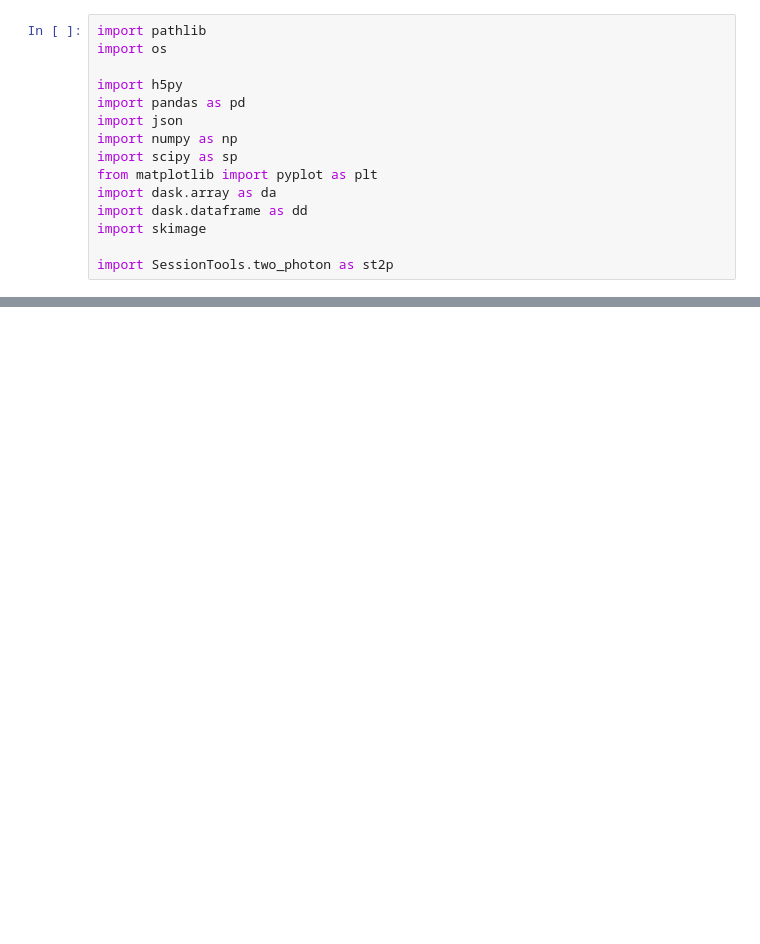
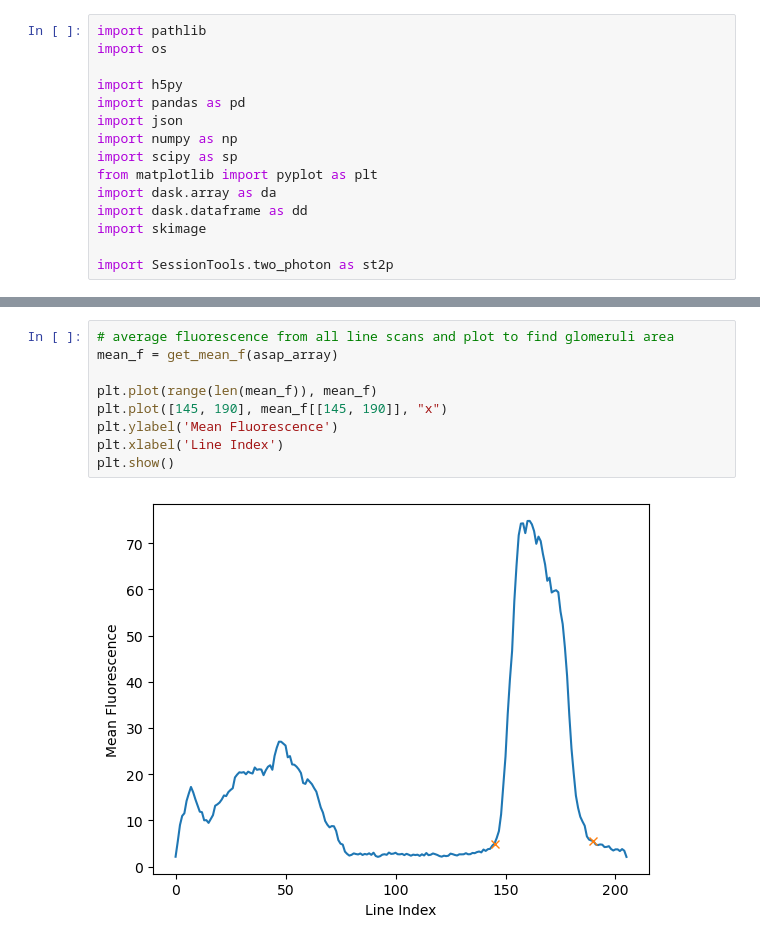
Before and after one commit to yfisher-lab/SessionTools, a Jupyter notebook: Notebooks/ring_linescan.ipynb, the cells around one changed output, grey strips where cells are left out. Saved outputs shown, nothing was run; the diff lists cells and outputs as text; blank space fills up the shorter version.

```diff
--- a/Notebooks/ring_linescan.ipynb
+++ b/Notebooks/ring_linescan.ipynb
@@ -52,0 +42,11 @@ for i, c in enumerate(tiff_data.keys()):
+# %%
+# average fluorescence from all line scans and plot to find glomeruli area
+mean_f = get_mean_f(asap_array)
+
+plt.plot(range(len(mean_f)), mean_f)
+plt.plot([145, 190], mean_f[[145, 190]], "x")
+plt.ylabel('Mean Fluorescence')
+plt.xlabel('Line Index')
+plt.show()
+# %% [output]
+[figure, added]
```
Also changed, not shown: parts of 16 cells of this notebook, 1 other file.
